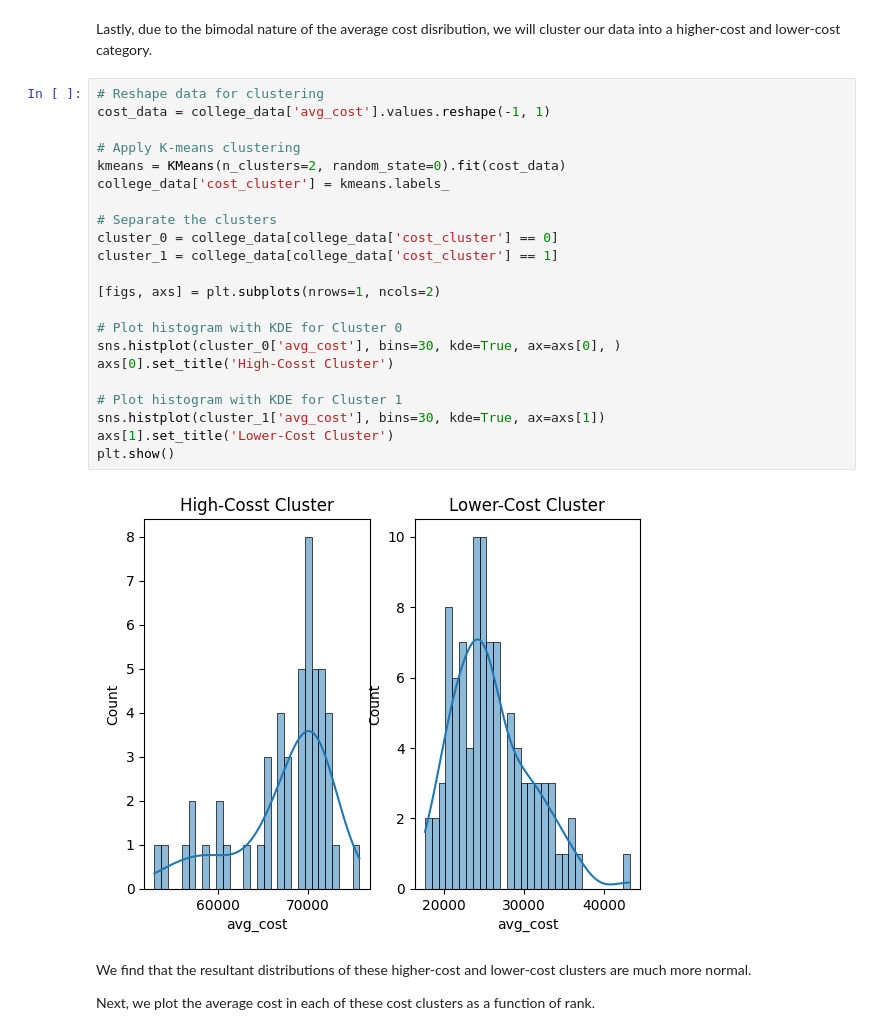
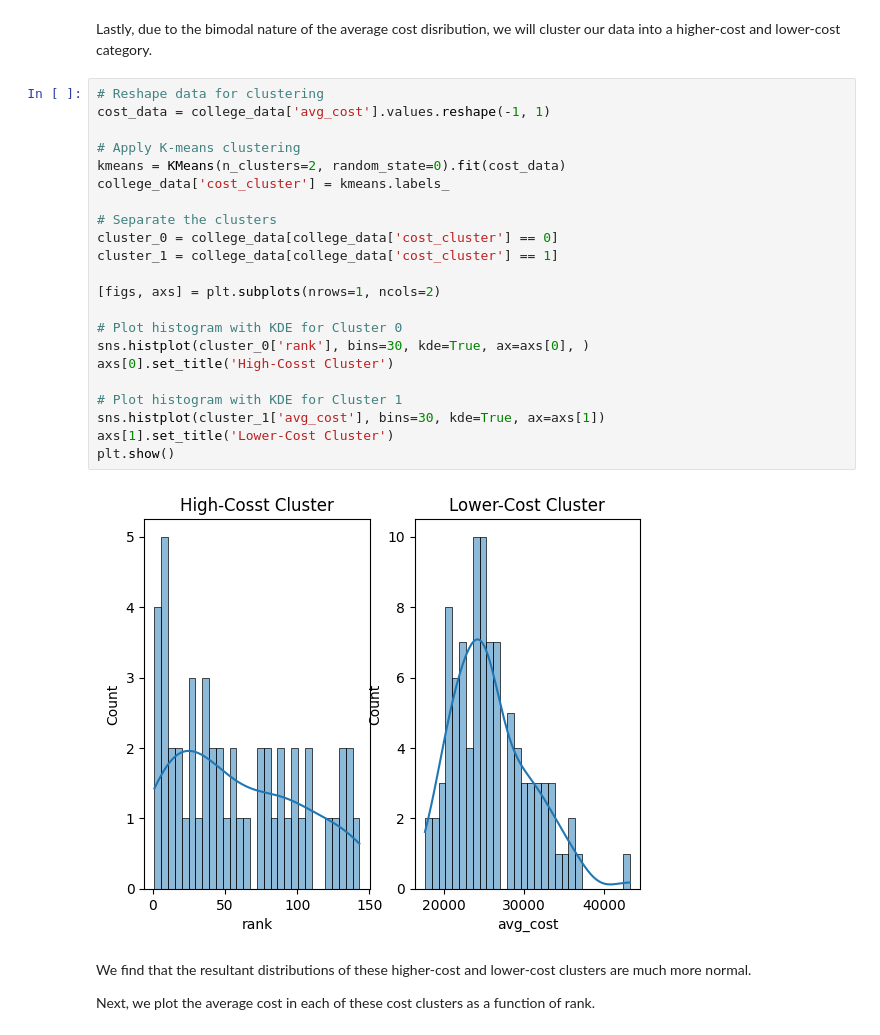
Before and after one commit to b4tan/College-Rank-and-Career-Success, a Jupyter notebook: EDACheckpoint_group067.ipynb, the cells around one changed output. Drawn from its saved outputs; the diff is of its cells as text.

```diff
--- a/EDACheckpoint_group067.ipynb
+++ b/EDACheckpoint_group067.ipynb
@@ -359,27 +358,27 @@ Lastly, due to the bimodal nature of the average cost disribution, we will clust
 # %%
 # Reshape data for clustering
 cost_data = college_data['avg_cost'].values.reshape(-1, 1)
 
 # Apply K-means clustering
 kmeans = KMeans(n_clusters=2, random_state=0).fit(cost_data)
 college_data['cost_cluster'] = kmeans.labels_
 
 # Separate the clusters
 cluster_0 = college_data[college_data['cost_cluster'] == 0]
 cluster_1 = college_data[college_data['cost_cluster'] == 1]
 
 [figs, axs] = plt.subplots(nrows=1, ncols=2)
 
 # Plot histogram with KDE for Cluster 0
-sns.histplot(cluster_0['avg_cost'], bins=30, kde=True, ax=axs[0], )
+sns.histplot(cluster_0['rank'], bins=30, kde=True, ax=axs[0], )
 axs[0].set_title('High-Cosst Cluster')
 
 # Plot histogram with KDE for Cluster 1
 sns.histplot(cluster_1['avg_cost'], bins=30, kde=True, ax=axs[1])
 axs[1].set_title('Lower-Cost Cluster')
 plt.show()
 # %% [output]
-[figure, old version]
+[figure, new version]
 # %% [markdown]
 We find that the resultant distributions of these higher-cost and lower-cost clusters are much more normal.
 
```
Also changed, not shown: parts of 2 cells of this notebook, 1 other file.
